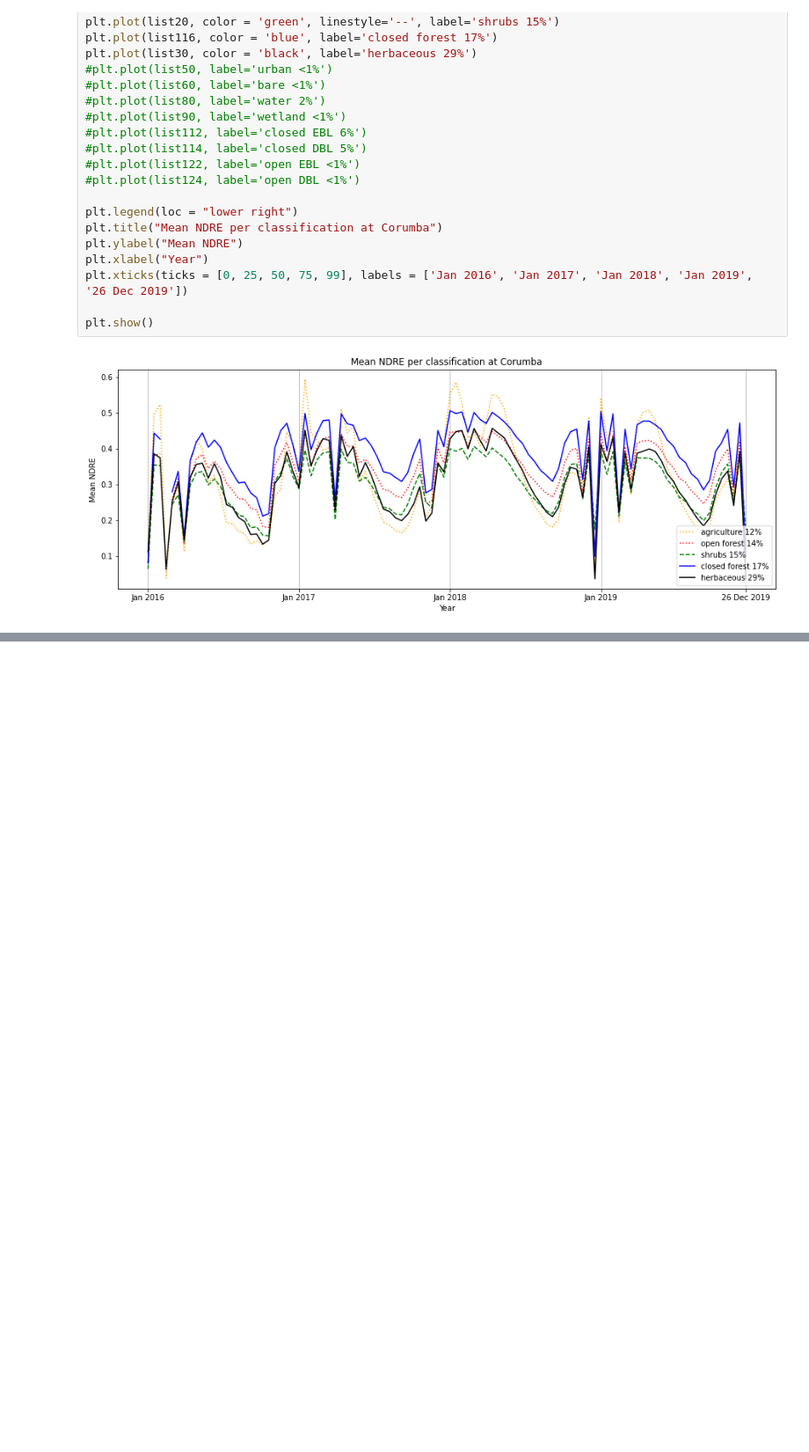
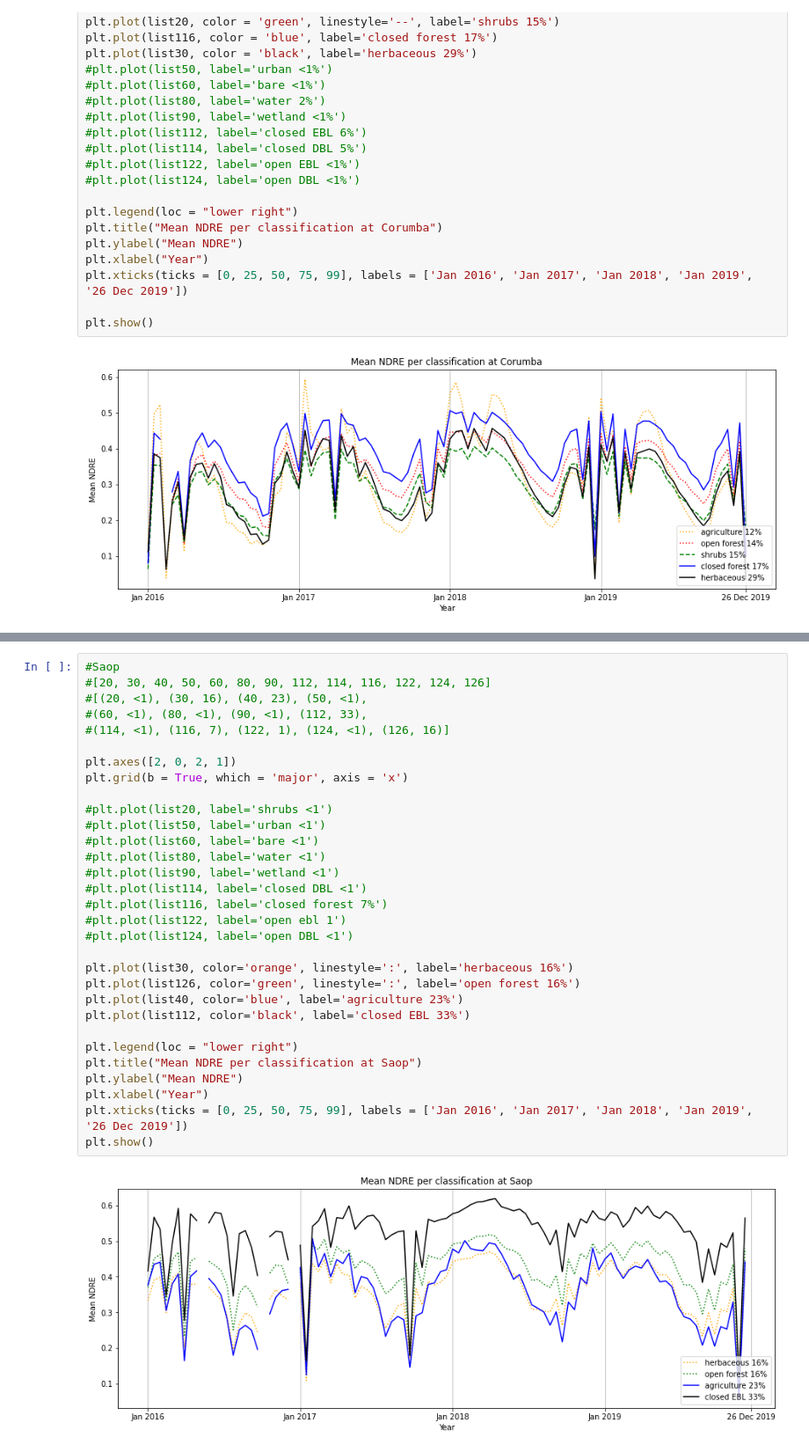
Before and after one commit to jitendra-kumar/tropical_phenology_gee, a Jupyter notebook: morgan/Venus_Tiles_Land_Cover(Raster).ipynb, the cells around one changed output, grey strips where cells are left out. Shown: that part at 88% size. Saved outputs shown, nothing was run; the diff lists cells and outputs as text; blank space fills up the shorter version.

```diff
--- a/morgan/Venus_Tiles_Land_Cover(Raster).ipynb
+++ b/morgan/Venus_Tiles_Land_Cover(Raster).ipynb
@@ -318,0 +373,33 @@ plt.show()
+# %%
+#Saop
+#[20, 30, 40, 50, 60, 80, 90, 112, 114, 116, 122, 124, 126]
+#[(20, <1), (30, 16), (40, 23), (50, <1),
+#(60, <1), (80, <1), (90, <1), (112, 33),
+#(114, <1), (116, 7), (122, 1), (124, <1), (126, 16)]
+
+plt.axes([2, 0, 2, 1])
+plt.grid(b = True, which = 'major', axis = 'x')
+
+#plt.plot(list20, label='shrubs <1')
+#plt.plot(list50, label='urban <1')
+#plt.plot(list60, label='bare <1')
+#plt.plot(list80, label='water <1')
+#plt.plot(list90, label='wetland <1')
+#plt.plot(list114, label='closed DBL <1')
+#plt.plot(list116, label='closed forest 7%')
+#plt.plot(list122, label='open ebl 1')
+#plt.plot(list124, label='open DBL <1')
+
+plt.plot(list30, color='orange', linestyle=':', label='herbaceous 16%')
+plt.plot(list126, color='green', linestyle=':', label='open forest 16%')
+plt.plot(list40, color='blue', label='agriculture 23%')
+plt.plot(list112, color='black', label='closed EBL 33%')
+
+plt.legend(loc = "lower right")
+plt.title("Mean NDRE per classification at Saop")
+plt.ylabel("Mean NDRE")
+plt.xlabel("Year")
+plt.xticks(ticks = [0, 25, 50, 75, 99], labels = ['Jan 2016', 'Jan 2017', 'Jan 2018', 'Jan 2019', '26 Dec 2019'])
+plt.show()
+# %% [output]
+[figure, added]
```
Also changed, not shown: parts of 18 cells of this notebook, 1 other file.
